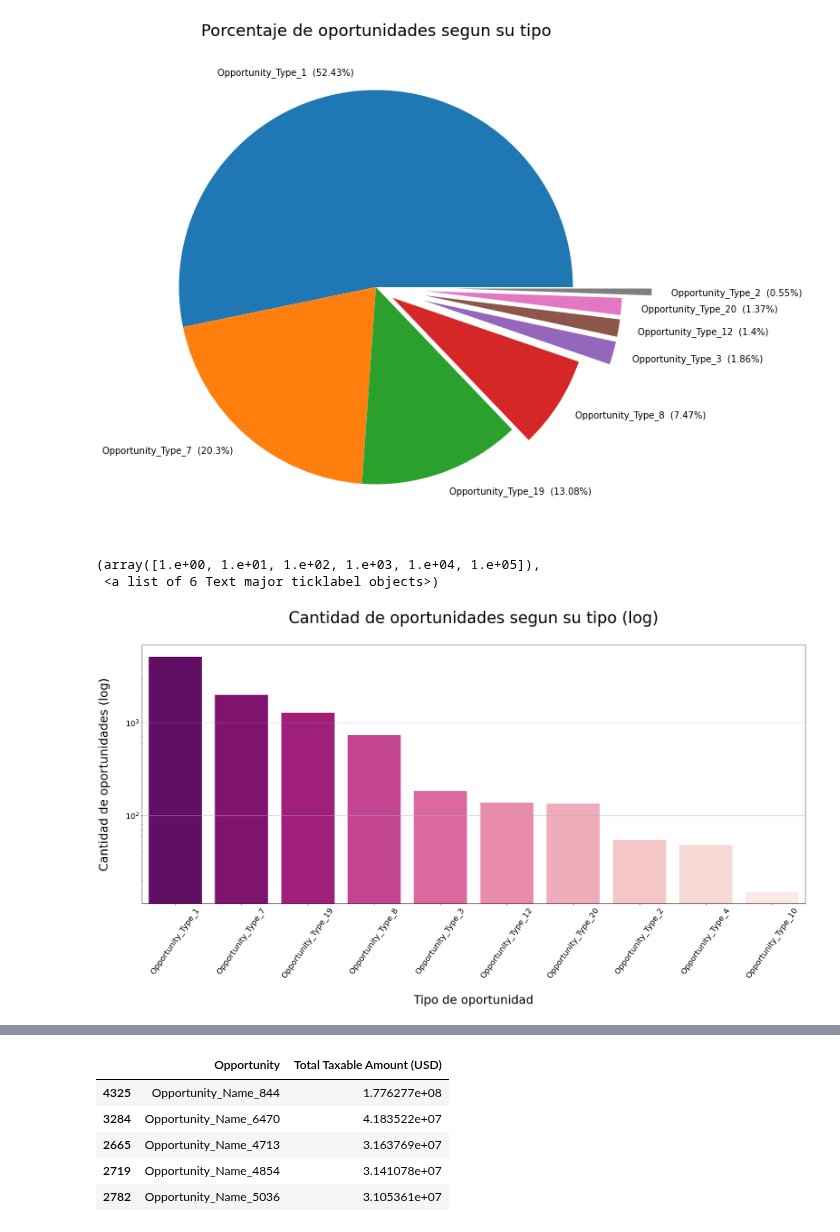
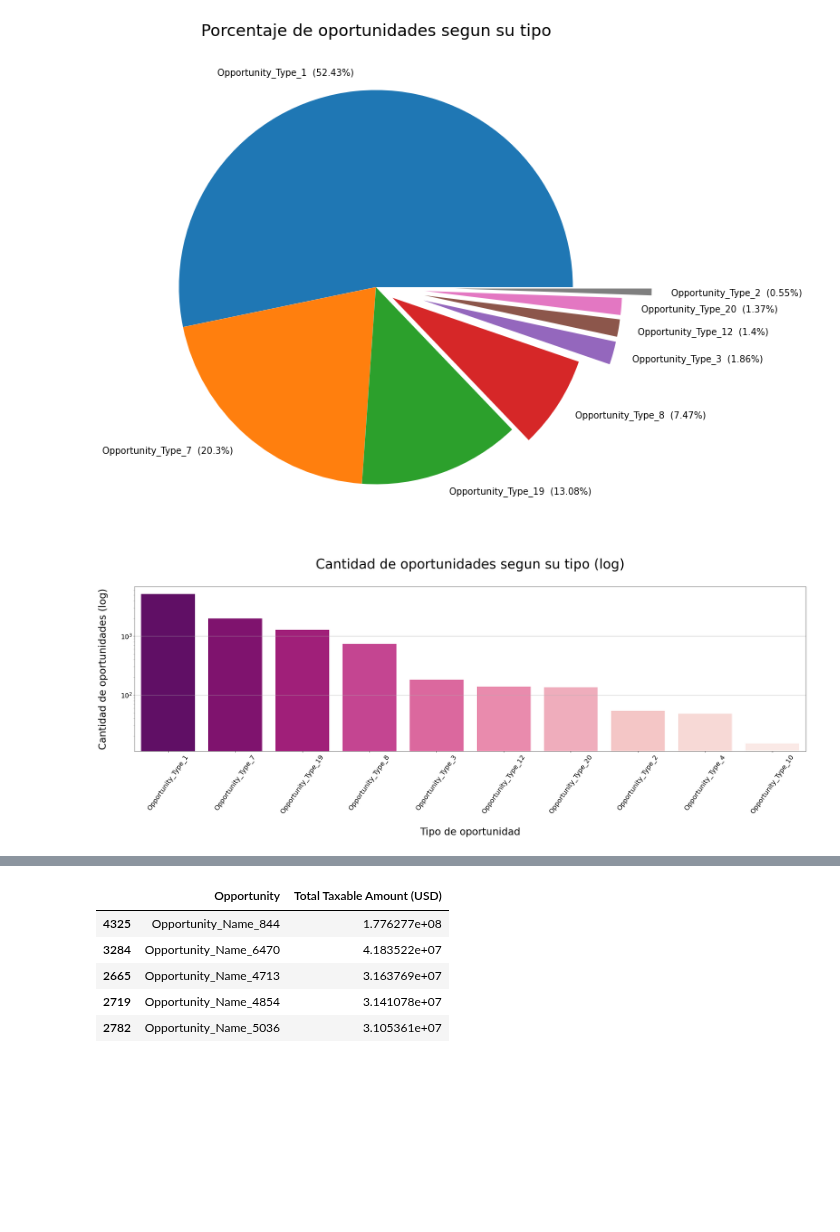
Before and after one commit to FernandoSinisi/Orga-Datos-2C-2020, a Jupyter notebook: TP1/vendedores_TP1.ipynb, the cells around one changed output, grey strips where cells are left out. Drawn from its saved outputs; the diff is of its cells as text; code cells hidden in the pictures; blank space fills up the shorter version.

```diff
--- a/TP1/vendedores_TP1.ipynb
+++ b/TP1/vendedores_TP1.ipynb
@@ -297,21 +299,21 @@ plt.show()
 # %%
 data_opp_type_show_bar = df_opp_type_show.round(2).nlargest(10,"Percentage")
 
 fig,ax=plt.subplots(figsize=(30,12))
 plt.yscale('log')
 plt.grid(True)
 g = sns.barplot(ax=ax,data=data_opp_type_show_bar,x='Opportunity_Type',y='Count',palette='RdPu_r',alpha=1)
 g.set_title('Cantidad de oportunidades segun su tipo (log)\n',size=40)
 g.set_xlabel('\nTipo de oportunidad',size=30)
 g.set_ylabel('Cantidad de oportunidades (log)\n',size=30)
 
 plt.xticks(fontsize=20,rotation=55)
 plt.yticks(fontsize=20)
+plt.tight_layout()
 #plt.savefig("pngs/canti-op-tipo-log.png")
+plt.show()
 # %% [output]
-(array([1.e+00, 1.e+01, 1.e+02, 1.e+03, 1.e+04, 1.e+05]),
- <a list of 6 Text major ticklabel objects>)
-[figure, old version]
+[figure, new version]
 # %%
 data_opp_type_show_bar = df_opp_type_show.round(2).nlargest(10,"Percentage")
 
```
Also changed, not shown: parts of 2 cells of this notebook, 8 other files.
